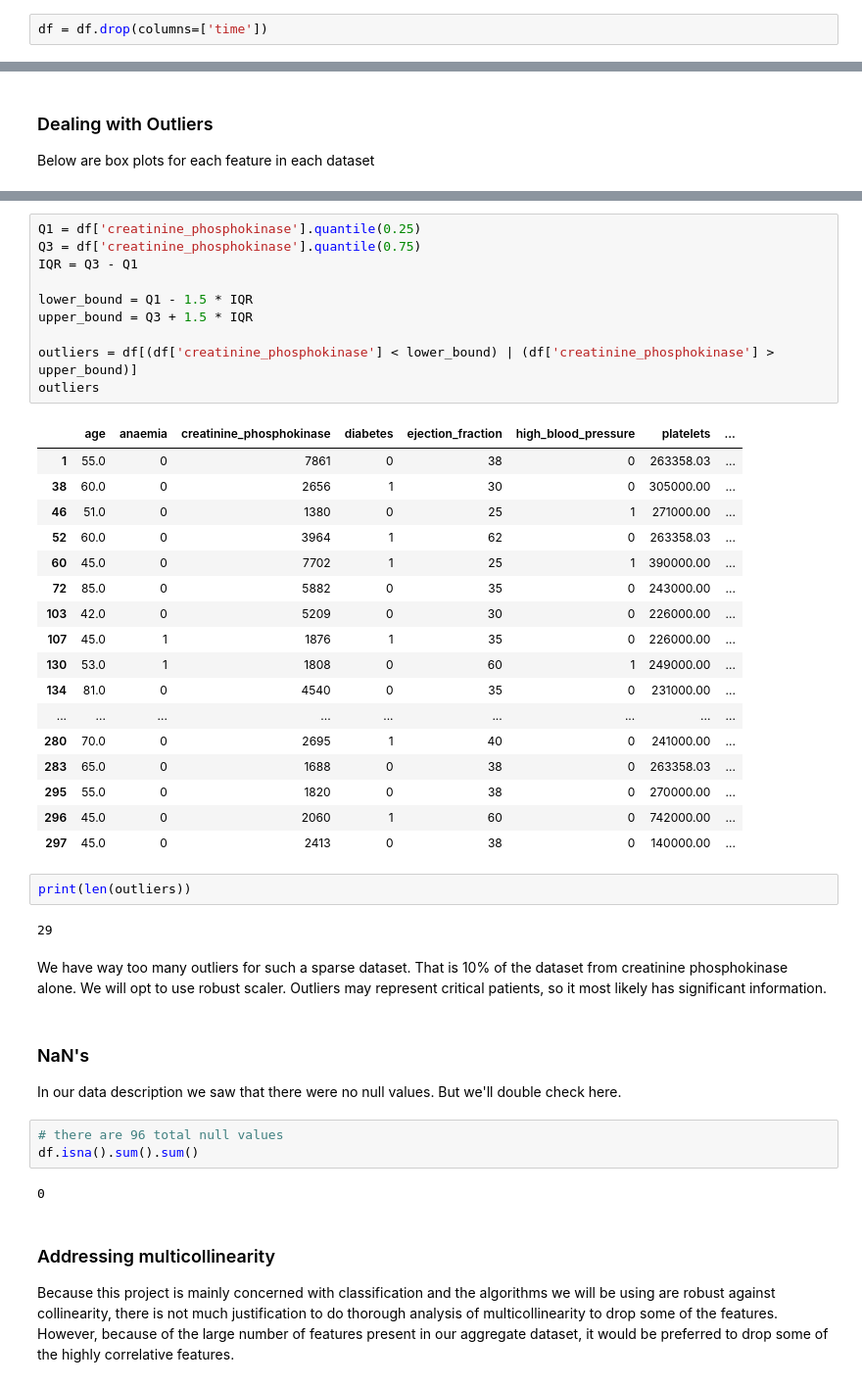
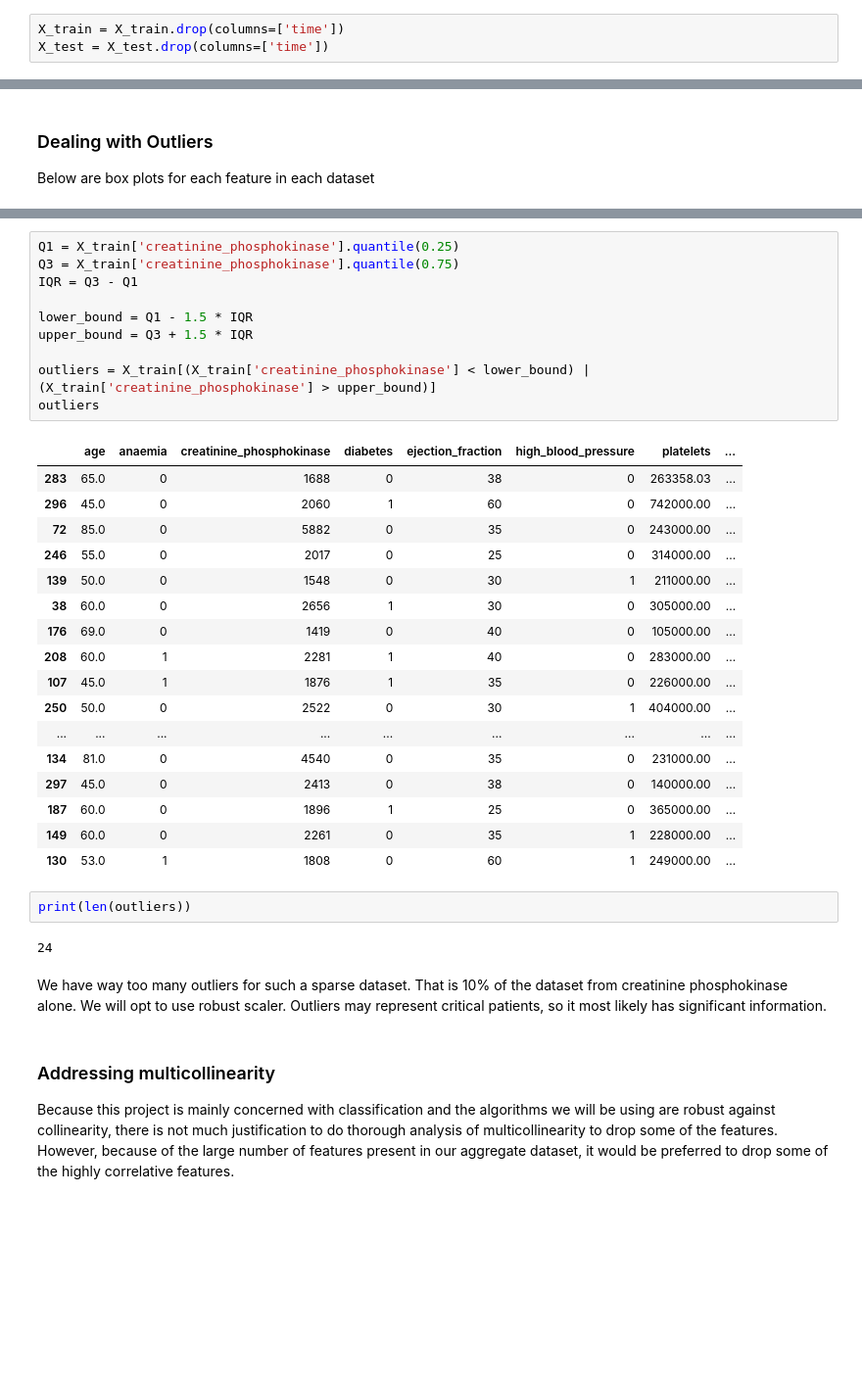
Before and after one commit to BlueJayVRStudio/DeepLearningFinal, a Jupyter notebook: DeepLearningProject.ipynb, the cells around one changed output, grey strips where cells are left out. Shown at 98% size. Cells and saved outputs as stored; diff of their text form; blank space fills up the shorter version.

```diff
--- a/DeepLearningProject.ipynb
+++ b/DeepLearningProject.ipynb
@@ -101,3 +121,4 @@ Time could mean many different things even in medical records and unfortunately
 # %%
-df = df.drop(columns=['time'])
+X_train = X_train.drop(columns=['time'])
+X_test = X_test.drop(columns=['time'])
 # %%
@@ -145,45 +166,37 @@ plt.show()
 # %%
-Q1 = df['creatinine_phosphokinase'].quantile(0.25)
-Q3 = df['creatinine_phosphokinase'].quantile(0.75)
+Q1 = X_train['creatinine_phosphokinase'].quantile(0.25)
+Q3 = X_train['creatinine_phosphokinase'].quantile(0.75)
 IQR = Q3 - Q1
 
 lower_bound = Q1 - 1.5 * IQR
 upper_bound = Q3 + 1.5 * IQR
 
-outliers = df[(df['creatinine_phosphokinase'] < lower_bound) | (df['creatinine_phosphokinase'] > upper_bound)]
+outliers = X_train[(X_train['creatinine_phosphokinase'] < lower_bound) | (X_train['creatinine_phosphokinase'] > upper_bound)]
 outliers
 # %% [output]
 |  | age | anaemia | creatinine_phosphokinase | diabetes | ejection_fraction | high_blood_pressure | platelets | ... |
-| 1 | 55.0 | 0 | 7861 | 0 | 38 | 0 | 263358.03 | ... |
+| 283 | 65.0 | 0 | 1688 | 0 | 38 | 0 | 263358.03 | ... |
+| 296 | 45.0 | 0 | 2060 | 1 | 60 | 0 | 742000.00 | ... |
+| 72 | 85.0 | 0 | 5882 | 0 | 35 | 0 | 243000.00 | ... |
+| 246 | 55.0 | 0 | 2017 | 0 | 25 | 0 | 314000.00 | ... |
+| 139 | 50.0 | 0 | 1548 | 0 | 30 | 1 | 211000.00 | ... |
 | 38 | 60.0 | 0 | 2656 | 1 | 30 | 0 | 305000.00 | ... |
-| 46 | 51.0 | 0 | 1380 | 0 | 25 | 1 | 271000.00 | ... |
-| 52 | 60.0 | 0 | 3964 | 1 | 62 | 0 | 263358.03 | ... |
-| 60 | 45.0 | 0 | 7702 | 1 | 25 | 1 | 390000.00 | ... |
-| 72 | 85.0 | 0 | 5882 | 0 | 35 | 0 | 243000.00 | ... |
-| 103 | 42.0 | 0 | 5209 | 0 | 30 | 0 | 226000.00 | ... |
+| 176 | 69.0 | 0 | 1419 | 0 | 40 | 0 | 105000.00 | ... |
+| 208 | 60.0 | 1 | 2281 | 1 | 40 | 0 | 283000.00 | ... |
 | 107 | 45.0 | 1 | 1876 | 1 | 35 | 0 | 226000.00 | ... |
+| 250 | 50.0 | 0 | 2522 | 0 | 30 | 1 | 404000.00 | ... |
+| ... | ... | ... | ... | ... | ... | ... | ... | ... |
+| 134 | 81.0 | 0 | 4540 | 0 | 35 | 0 | 231000.00 | ... |
+| 297 | 45.0 | 0 | 2413 | 0 | 38 | 0 | 140000.00 | ... |
+| 187 | 60.0 | 0 | 1896 | 1 | 25 | 0 | 365000.00 | ... |
+| 149 | 60.0 | 0 | 2261 | 0 | 35 | 1 | 228000.00 | ... |
 | 130 | 53.0 | 1 | 1808 | 0 | 60 | 1 | 249000.00 | ... |
-| 134 | 81.0 | 0 | 4540 | 0 | 35 | 0 | 231000.00 | ... |
-| ... | ... | ... | ... | ... | ... | ... | ... | ... |
-| 280 | 70.0 | 0 | 2695 | 1 | 40 | 0 | 241000.00 | ... |
-| 283 | 65.0 | 0 | 1688 | 0 | 38 | 0 | 263358.03 | ... |
-| 295 | 55.0 | 0 | 1820 | 0 | 38 | 0 | 270000.00 | ... |
-| 296 | 45.0 | 0 | 2060 | 1 | 60 | 0 | 742000.00 | ... |
-| 297 | 45.0 | 0 | 2413 | 0 | 38 | 0 | 140000.00 | ... |
 # %%
 print(len(outliers))
 # %% [output]
-29
+24
 # %% [markdown]
 We have way too many outliers for such a sparse dataset. That is 10% of the dataset from creatinine phosphokinase alone. We will opt to use robust scaler. Outliers may represent critical patients, so it most likely has significant information.
-# %% [markdown]
-### NaN's
-In our data description we saw that there were no null values. But we'll double check here.
-# %%
-# there are 96 total null values
-df.isna().sum().sum()
-# %% [output]
-0
 # %% [markdown]
 ### Addressing multicollinearity
 
```
Also changed, not shown: parts of 20 cells of this notebook.
